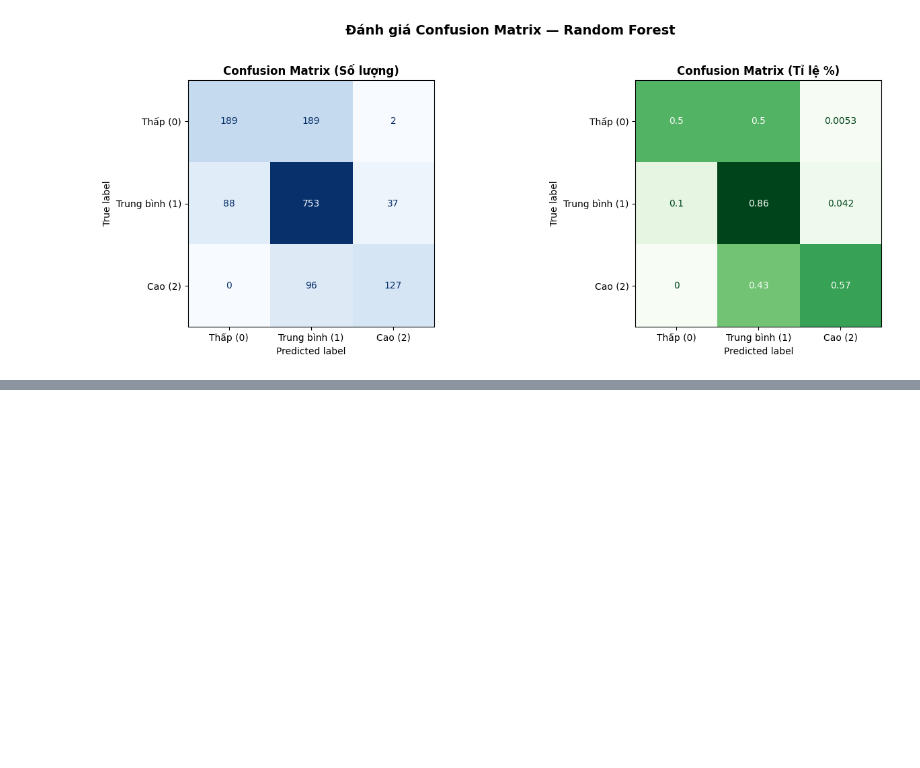
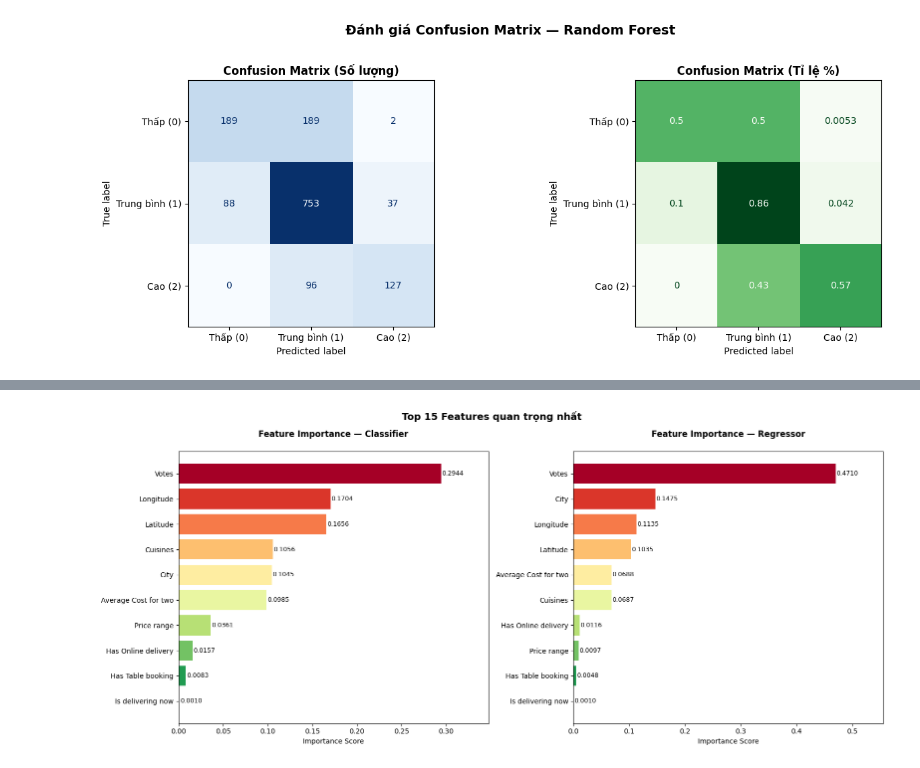
Before and after one commit to rahien123/Restaraunt-Rating-Prediction-, a Jupyter notebook: notebooks/model_trainning_RF.ipynb, the cells around one changed output, grey strips where cells are left out. Cells and saved outputs as stored; diff of their text form; code cells hidden in the pictures; blank space fills up the shorter version.

```diff
--- a/notebooks/model_trainning_RF.ipynb
+++ b/notebooks/model_trainning_RF.ipynb
@@ -187,10 +270,0 @@ FEATURE IMPORTANCE
-# %%
-importances = rf_model.feature_importances_
-feature_names = X.columns
-feat_df = pd.DataFrame({
-    'Feature': feature_names,
-    'Importance': importances
-})
-
-
-feat_df = feat_df.sort_values(by='Importance', ascending=False)
@@ -220,0 +271,29 @@ Yếu tố quan trọng nhất là "Votes" (score = 0.2944)
+# %%
+# Visualize
+def plot_feature_importance(model, features, title, ax, top_n=15):
+    importances = model.feature_importances_
+    feat_df = pd.DataFrame({'Feature': features, 'Importance': importances})\
+                .sort_values('Importance', ascending=False).head(top_n)
+
+    colors_bar = plt.cm.RdYlGn_r(np.linspace(0, 1, len(feat_df)))
+    bars = ax.barh(feat_df['Feature'][::-1], feat_df['Importance'][::-1], color=colors_bar)
+
+    for bar, val in zip(bars, feat_df['Importance'][::-1]):
+        ax.text(bar.get_width() + 0.001, bar.get_y() + bar.get_height()/2,
+                f'{val:.4f}', va='center', fontsize=9)
+
+    ax.set_xlabel('Importance Score')
+    ax.set_title(title, fontsize=12, fontweight='bold')
+    ax.set_xlim(0, feat_df['Importance'].max() * 1.18)
+    return feat_df
+
+fig, axes = plt.subplots(1, 2, figsize=(16, 7))
+
+feat_clf = plot_feature_importance(rf_model_c, features, 'Feature Importance — Classifier\n', axes[0])
+feat_reg = plot_feature_importance(rf_model_r, features, 'Feature Importance — Regressor\n', axes[1])
+
+plt.suptitle('Top 15 Features quan trọng nhất', fontsize=14, fontweight='bold')
+plt.tight_layout()
+plt.show()
+# %% [output]
+[figure, added]
```
Also changed, not shown: parts of 17 cells of this notebook, 1 other file.
